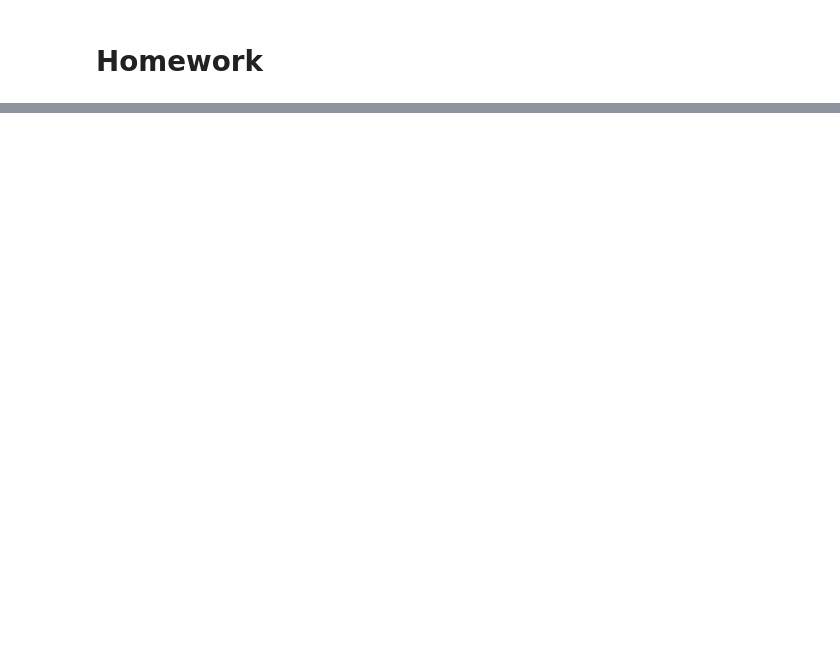
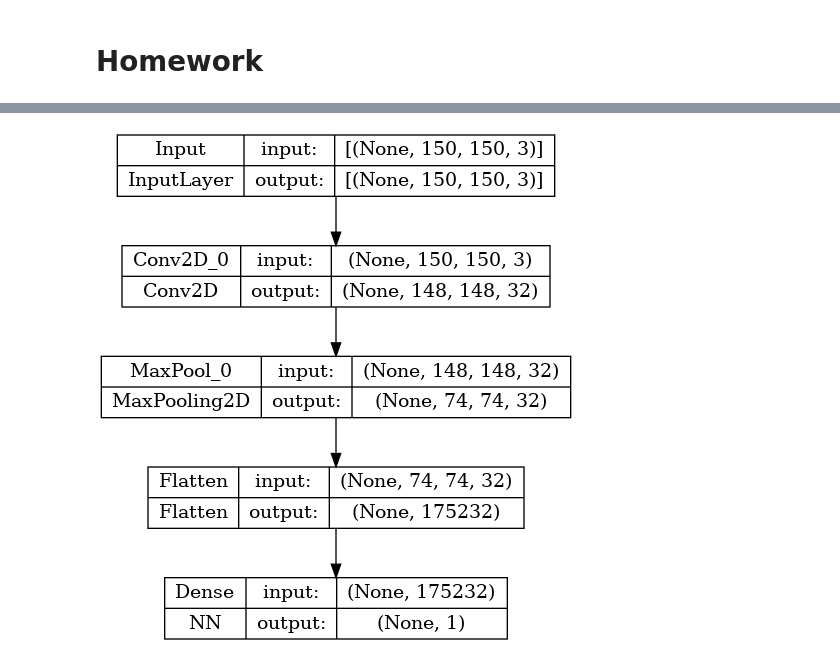
Before and after one commit to marcosbenicio/ML-zoomcamp, a Jupyter notebook: 08DeepLearning/homework-8.ipynb, the cells around one changed output, grey strips where cells are left out. Cells and saved outputs as stored; diff of their text form; code cells hidden in the pictures; blank space fills up the shorter version.

```diff
--- a/08DeepLearning/homework-8.ipynb
+++ b/08DeepLearning/homework-8.ipynb
@@ -897,0 +1036,5 @@ def load_data():
+# %%
+nn_model = NN()
+cnn_model = CNN(nn_model).build()
+
+cnn_model.summary()
@@ -897,0 +1061,4 @@ def load_data():
+# %%
+plot_model(cnn_model, show_shapes=True, show_layer_names=True)
+# %% [output]
+[figure, added]
```
Also changed, not shown: parts of 15 cells of this notebook.
